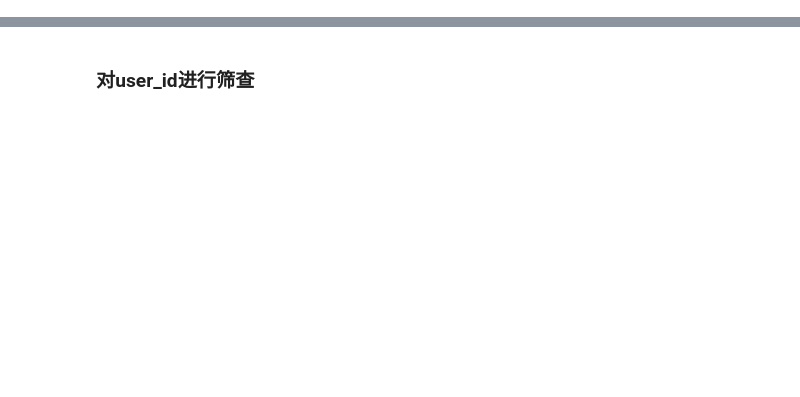
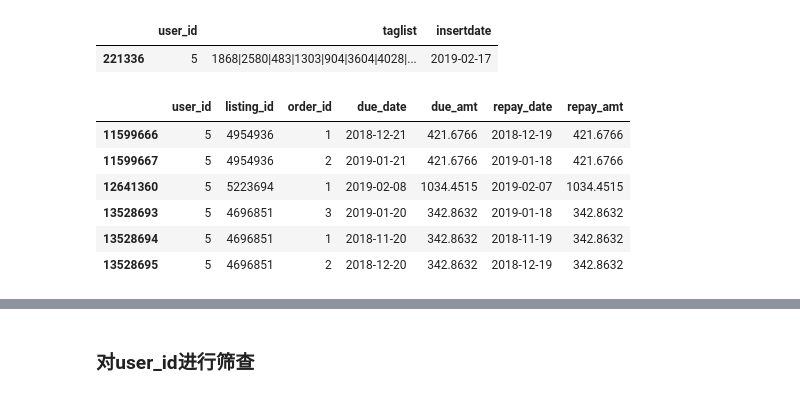
Before and after one commit to alexliu2360/XiaoNianGao, a Jupyter notebook: baseline.ipynb, the cells around one changed output, grey strips where cells are left out. Cells and saved outputs as stored; diff of their text form; code cells hidden in the pictures; blank space fills up the shorter version.

```diff
--- a/baseline.ipynb
+++ b/baseline.ipynb
@@ -18,7 +18,7 @@ test_data = pd.read_csv(data_path+test_fn)
 train_data = pd.read_csv(data_path+train_fn)
 # user_behavior_logs_data = pd.read_csv(data_path+user_behavior_logs_fn)
 user_info_data = pd.read_csv(data_path+user_info_fn)
-# user_repay_logs_data = pd.read_csv(data_path+user_repay_logs_fn)
+user_repay_logs_data = pd.read_csv(data_path+user_repay_logs_fn)
 user_taglist_data = pd.read_csv(data_path+user_taglist_fn)
 # %%
 print(listing_info_data.shape)
@@ -79,0 +50,15 @@ user_taglist_data.head()
+# %%
+user_taglist_data.loc[user_taglist_data['user_id'] == 5]
+# %% [output]
+|  | user_id | taglist | insertdate |
+| 221336 | 5 | 1868|2580|483|1303|904|3604|4028|... | 2019-02-17 |
+# %%
+user_repay_logs_data.loc[user_repay_logs_data['user_id'] == 5]
+# %% [output]
+|  | user_id | listing_id | order_id | due_date | due_amt | repay_date | repay_amt |
+| 11599666 | 5 | 4954936 | 1 | 2018-12-21 | 421.6766 | 2018-12-19 | 421.6766 |
+| 11599667 | 5 | 4954936 | 2 | 2019-01-21 | 421.6766 | 2019-01-18 | 421.6766 |
+| 12641360 | 5 | 5223694 | 1 | 2019-02-08 | 1034.4515 | 2019-02-07 | 1034.4515 |
+| 13528693 | 5 | 4696851 | 3 | 2019-01-20 | 342.8632 | 2019-01-18 | 342.8632 |
+| 13528694 | 5 | 4696851 | 1 | 2018-11-20 | 342.8632 | 2018-11-19 | 342.8632 |
+| 13528695 | 5 | 4696851 | 2 | 2018-12-20 | 342.8632 | 2018-12-19 | 342.8632 |
```
Also changed, not shown: parts of 30 cells of this notebook.
